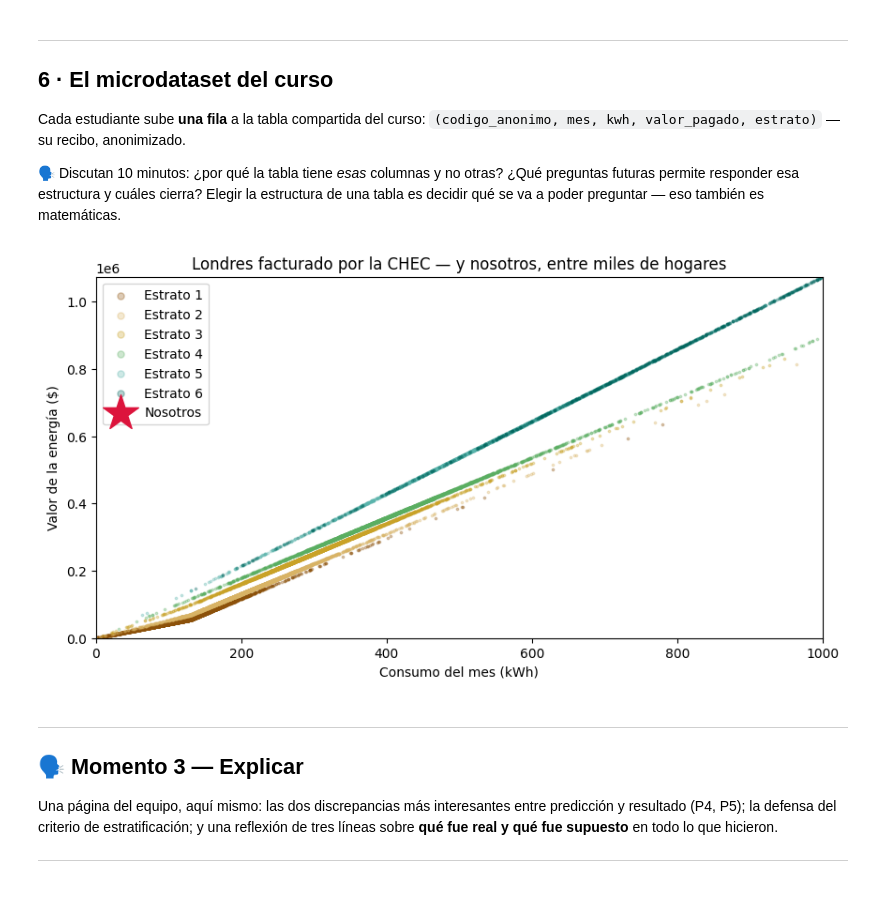
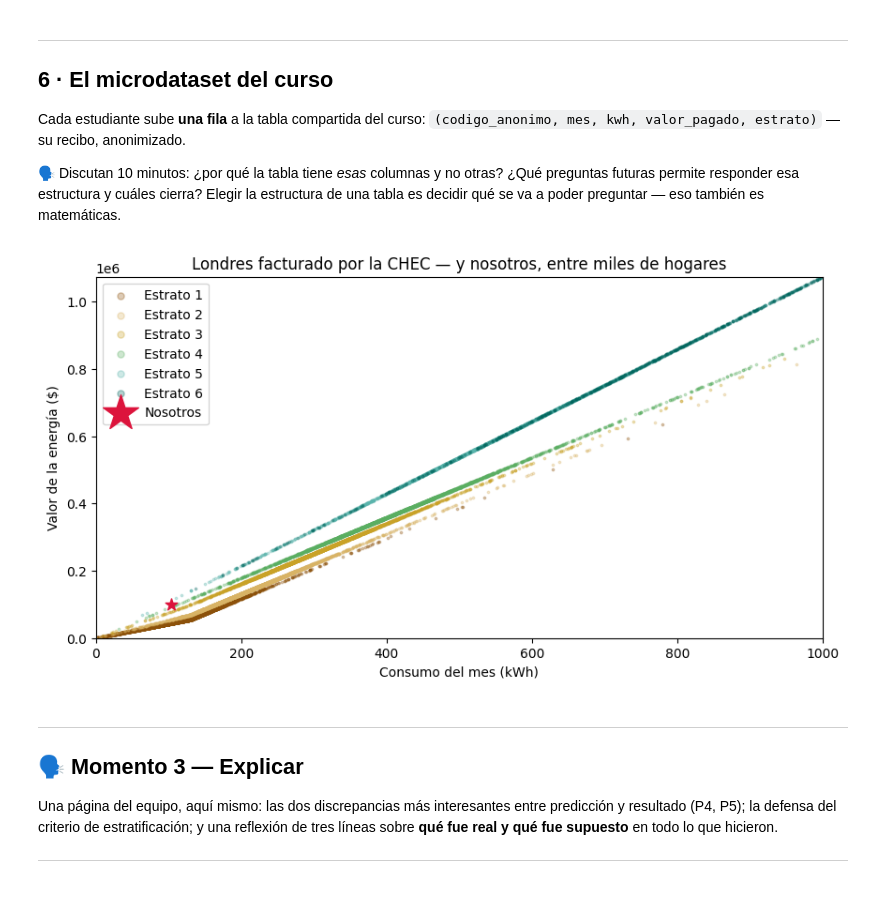
Before and after one commit to anordonezc/Lab-Calculo-D, a Jupyter notebook: Diferencial_L1_sesion2.ipynb, the cells around one changed output. Drawn from its saved outputs; the diff is of its cells as text; code cells hidden in the pictures.

```diff
--- a/Diferencial_L1_sesion2.ipynb
+++ b/Diferencial_L1_sesion2.ipynb
@@ -312,23 +312,24 @@ Cada estudiante sube **una fila** a la tabla compartida del curso: `(codigo_anon
 # %%
 # La nube final: Londres facturado por la CHEC, con nosotros adentro.
 plt.figure(figsize=(10, 5))
 for e in range(1, 7):
     sub = muestra[muestra["estrato"] == e]
     plt.scatter(sub["kwh"], sub["valor"], s=3, alpha=0.3, color=colores[e], label=f"Estrato {e}")
 
 # ✏️ Los puntos del curso (llenen con las filas del microdataset — kWh y valor por energía):
-curso_kwh   = []   # p. ej. [180, 95, 210, ...]
-curso_valor = []   # p. ej. [148000, 52000, 175000, ...]
+curso_kwh   = [104]   # p. ej. [180, 95, 210, ...]
+curso_valor = [100701]   # p. ej. [148000, 52000, 175000, ...]
 plt.scatter(curso_kwh, curso_valor, s=90, marker="*", color="crimson", zorder=3, label="Nosotros")
 
 plt.xlim(0, 1000); plt.ylim(0, valor_factura(1000, 6))
 plt.xlabel("Consumo del mes (kWh)"); plt.ylabel("Valor de la energía ($)")
 plt.title("Londres facturado por la CHEC — y nosotros, entre miles de hogares")
 plt.legend(markerscale=3); plt.show()
 
 # 🗣️ Ahí estamos, del otro lado del océano. ¿Nuestros puntos caen sobre la curva de su estrato? Si no, ¿por qué?
+#Sí coincide el costo($100.701) y consumo(104 kWh) del recibo con respecto al estrato(4), por lo cual se alinea bastante con el comportamiento de la CHEC
 # %% [output]
-[figure, old version]
+[figure, new version]
 # %% [markdown]
 ---
 ## 🗣️ Momento 3 — Explicar
```
Also changed, not shown: parts of 1 cell of this notebook.
